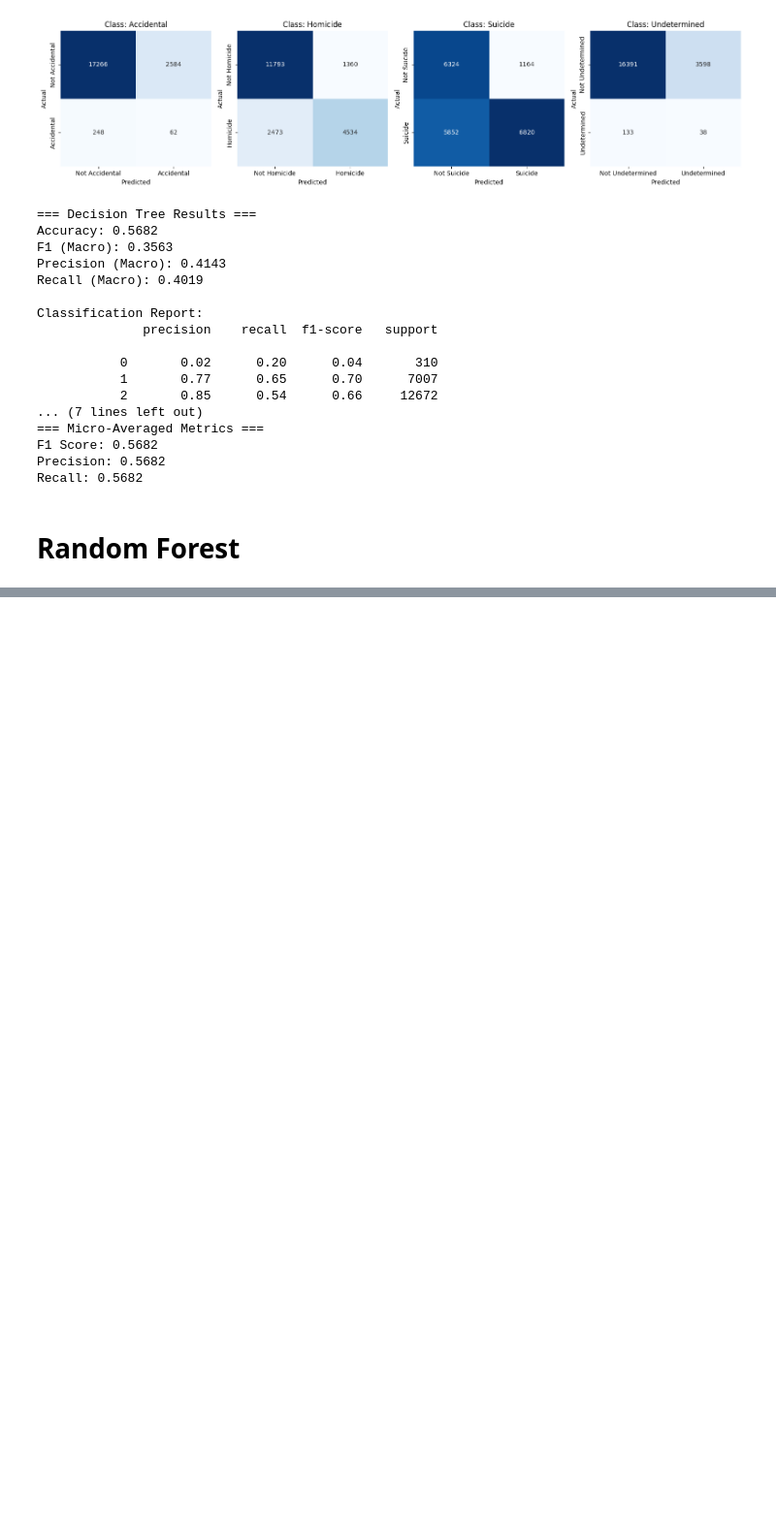
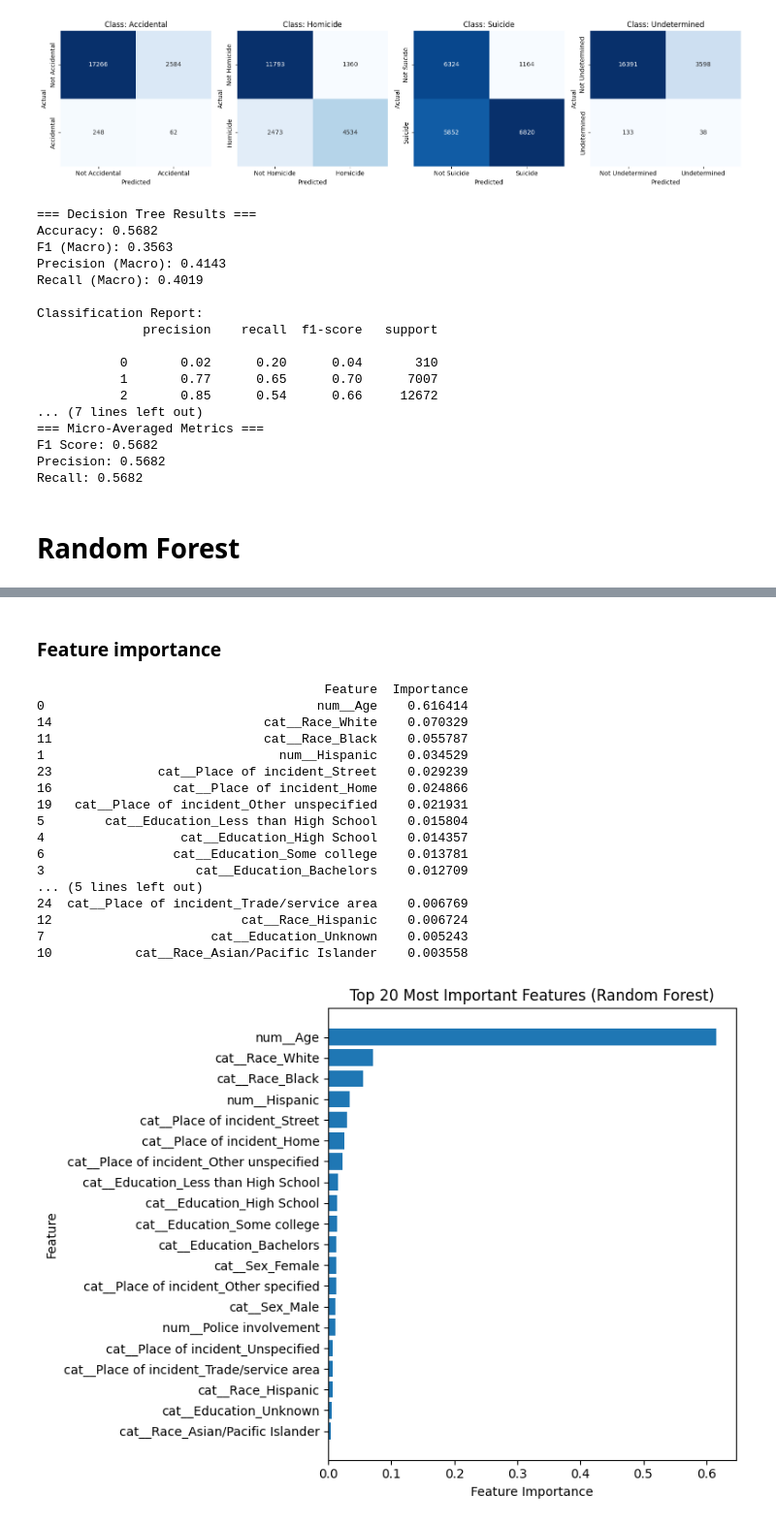
Before and after one commit to beckhamtoh/CS3244-Gun-Violence, a Jupyter notebook: notebooks/Classifying_reasons_for_gun_incidents(baseline_models).ipynb, the cells around one changed output, grey strips where cells are left out. Shown at 97% size. Drawn from its saved outputs; the diff is of its cells as text; code cells hidden in the pictures; blank space fills up the shorter version.

```diff
--- a/notebooks/Classifying_reasons_for_gun_incidents(baseline_models).ipynb
+++ b/notebooks/Classifying_reasons_for_gun_incidents(baseline_models).ipynb
@@ -49,6 +52,8 @@ x = x.drop('S.No.', axis = 1)
 x = x.drop('Date', axis = 1) # Not sure if I should drop date, year, month
 x = x.drop('Year', axis = 1)
 x = x.drop('Month', axis = 1)
+x = x.drop('Education_missing', axis = 1)
+x = x.drop('Place_missing', axis = 1)
 
 print(x.head())
 
@@ -499,0 +907,48 @@ Recall: 0.6572
+# %% [markdown]
+### Feature importance
+# %%
+# ---- Extract feature importances from the trained model ----
+rf = rf_model.named_steps["classifier"]
+importances = rf.feature_importances_
+
+# ---- Get feature names from the preprocessor ----
+# Works if your preprocessor uses ColumnTransformer
+feature_names = rf_model.named_steps["preprocessor"].get_feature_names_out()
+
+# ---- Create a DataFrame and sort ----
+feat_imp = pd.DataFrame({
+    "Feature": feature_names,
+    "Importance": importances
+}).sort_values("Importance", ascending=False)
+
+# ---- Display top 20 features ----
+print(feat_imp.head(20))
+
+# ---- Plot ----
+plt.figure(figsize=(8, 6))
+plt.barh(feat_imp["Feature"].head(20)[::-1],
+         feat_imp["Importance"].head(20)[::-1])
+plt.xlabel("Feature Importance")
+plt.ylabel("Feature")
+plt.title("Top 20 Most Important Features (Random Forest)")
+plt.tight_layout()
+plt.show()
+# %% [output]
+                                      Feature  Importance
+0                                    num__Age    0.616414
+14                            cat__Race_White    0.070329
+11                            cat__Race_Black    0.055787
+1                               num__Hispanic    0.034529
+23              cat__Place of incident_Street    0.029239
+16                cat__Place of incident_Home    0.024866
+19   cat__Place of incident_Other unspecified    0.021931
+5        cat__Education_Less than High School    0.015804
+4                  cat__Education_High School    0.014357
+6                 cat__Education_Some college    0.013781
+3                    cat__Education_Bachelors    0.012709
+... (5 lines left out)
+24  cat__Place of incident_Trade/service area    0.006769
+12                         cat__Race_Hispanic    0.006724
+7                      cat__Education_Unknown    0.005243
+10           cat__Race_Asian/Pacific Islander    0.003558
+[figure, added]
```
Also changed, not shown: parts of 22 cells of this notebook.
